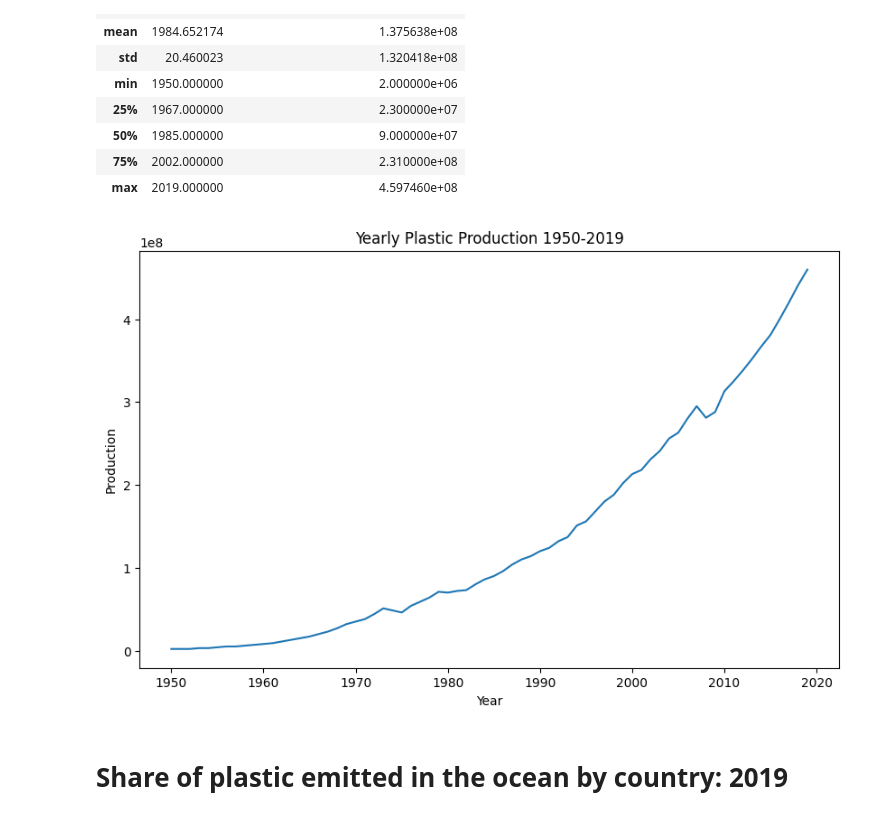
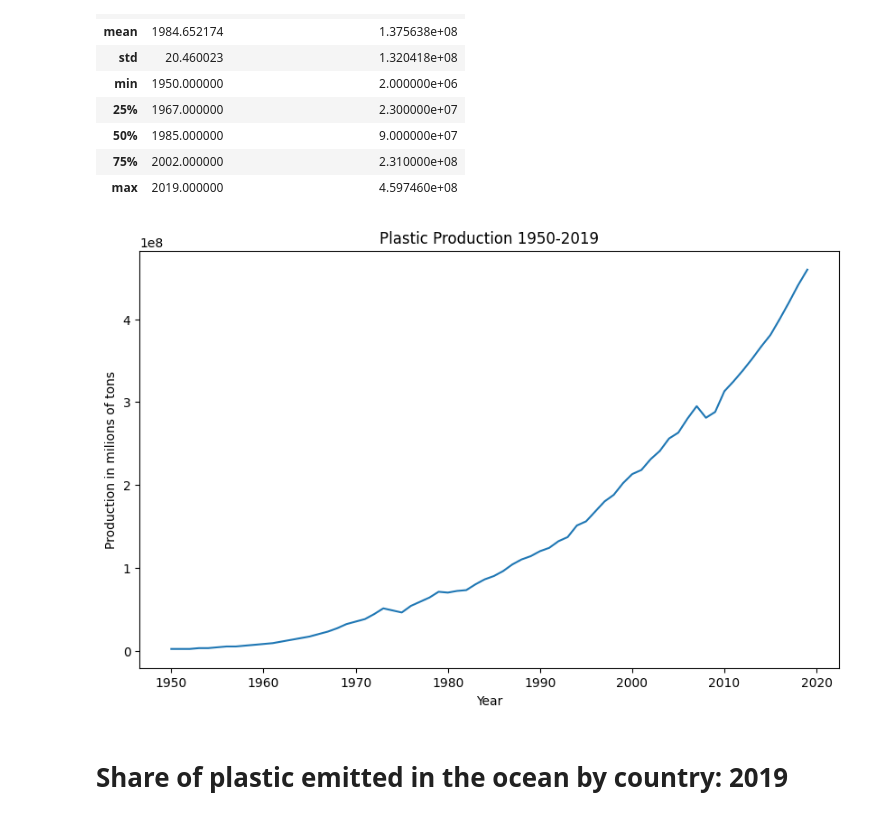
Before and after one commit to kasiasoltysiak/Plastic_Pollution-exploration, a Jupyter notebook: global_plastic_waste.ipynb, the cells around one changed output. Saved outputs shown, nothing was run; the diff lists cells and outputs as text; code cells hidden in the pictures.

```diff
--- a/global_plastic_waste.ipynb
+++ b/global_plastic_waste.ipynb
@@ -100,13 +100,14 @@ plastic_prod_df.describe()
 # %%
 plt.figure(figsize=(10, 6))
 sns.lineplot(x='Year', y='Annual plastic production between 1950 and 2019', data=plastic_prod_df)
 
-plt.title('Yearly Plastic Production 1950-2019')
+plt.title('Plastic Production 1950-2019')
 plt.xlabel('Year')
-plt.ylabel('Production')
+plt.ylabel('Production in milions of tons')
+plt.savefig("plastic_prod.svg")
 plt.show()
 # %% [output]
-[figure, old version]
+[figure, new version]
 # %% [markdown]
 <h1> Share of plastic emitted in the ocean by country: 2019</h1>
 # %%
```
Also changed, not shown: parts of 13 cells of this notebook, 6 other files.
